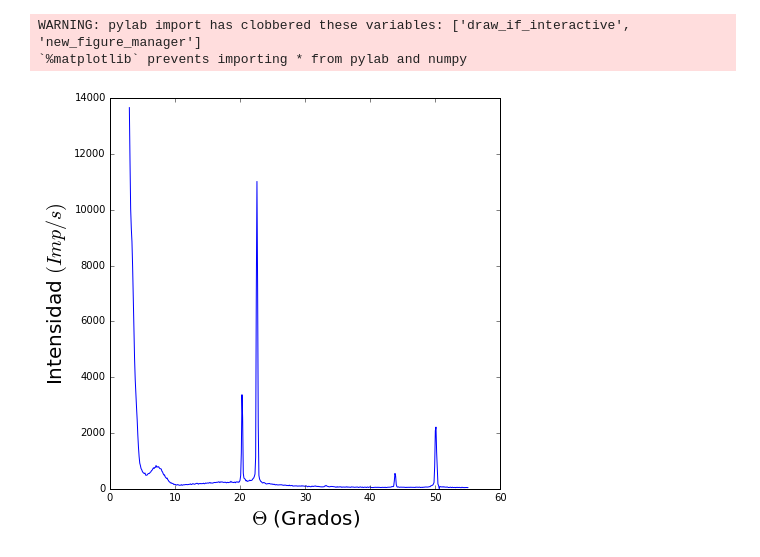
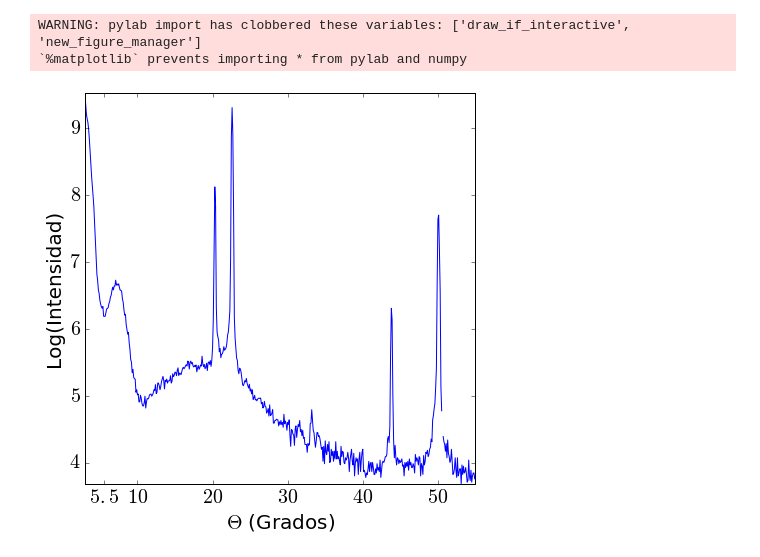
Before and after one commit to OscarGarzon/PROGRAMAS-PYTHON, a Jupyter notebook: RAYOS X/CURVA CARACTERISTICA CU/Curva caracteristica CU.ipynb, the cells around one changed output. Saved outputs shown, nothing was run; the diff lists cells and outputs as text; code cells hidden in the pictures.

```diff
--- a/RAYOS X/CURVA CARACTERISTICA CU/Curva caracteristica CU.ipynb
+++ b/RAYOS X/CURVA CARACTERISTICA CU/Curva caracteristica CU.ipynb
@@ -23,14 +24,17 @@ INT= data[:,1]
 # %%
 #GRAFICA
 
 fig, ax = subplots()
-ylabel('Intensidad $(Imp/s)$', fontsize=20)
+ylabel('Log(Intensidad)', fontsize=20)
 xlabel('$\Theta$ (Grados)', fontsize=20)
+pl.yticks([3,4,5,6,7,8,9],
+          [r'$3$', r'$4$', r'$5$',r'$6$',r'$7$',r'$8$',r'$9$'],fontsize=20)
+pl.xticks([5.5,10,20,30,40,50],[r'$5.5$',r'$10$',r'$20$',r'$30$',r'$40$',r'$50$'], fontsize=20)
 
-plot(THETA,INT)
+plot(THETA,log(INT))
 ax.legend(loc=2);
 ax.legend(loc=2);
 # %% [output]
-[figure, old version]
+[figure, new version]
 # %%
 fig.savefig("CURVA_CU.png")
```
Also changed, not shown: parts of 1 cell of this notebook, 7 other files.
